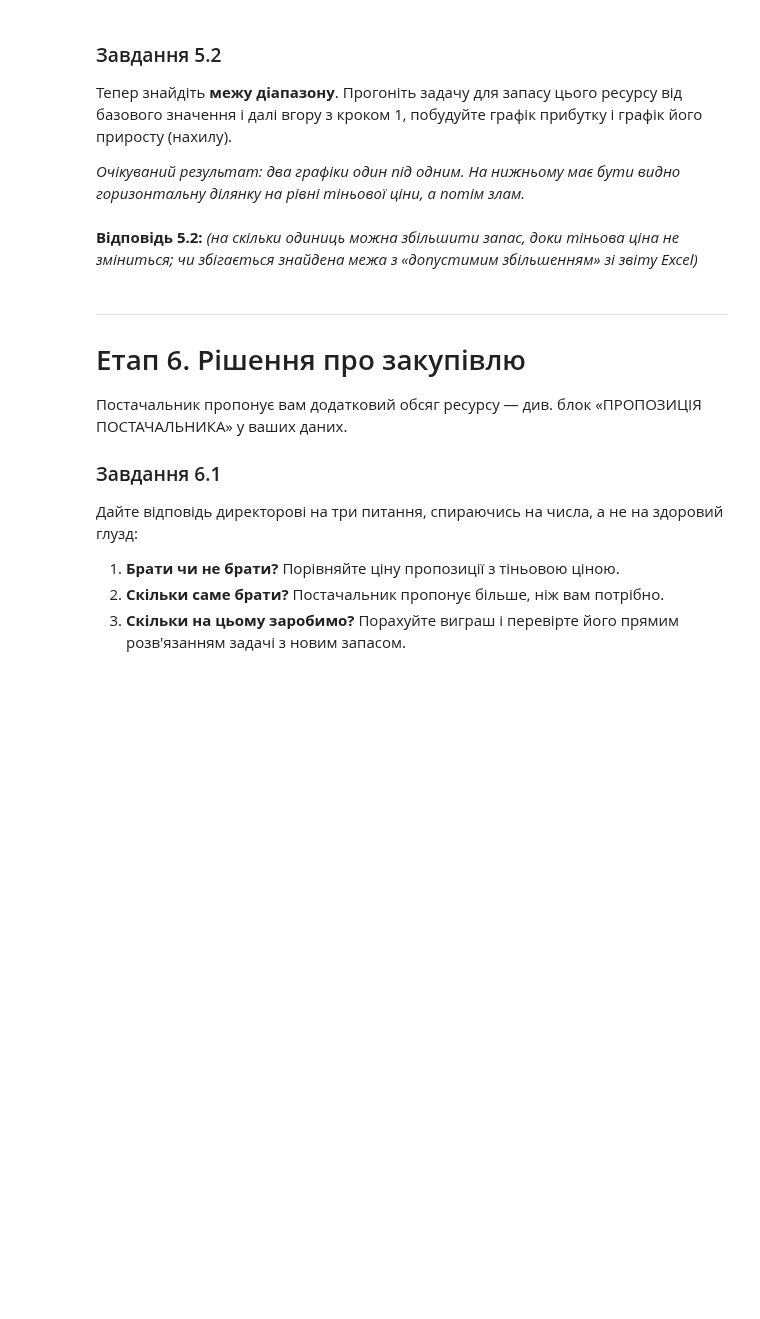
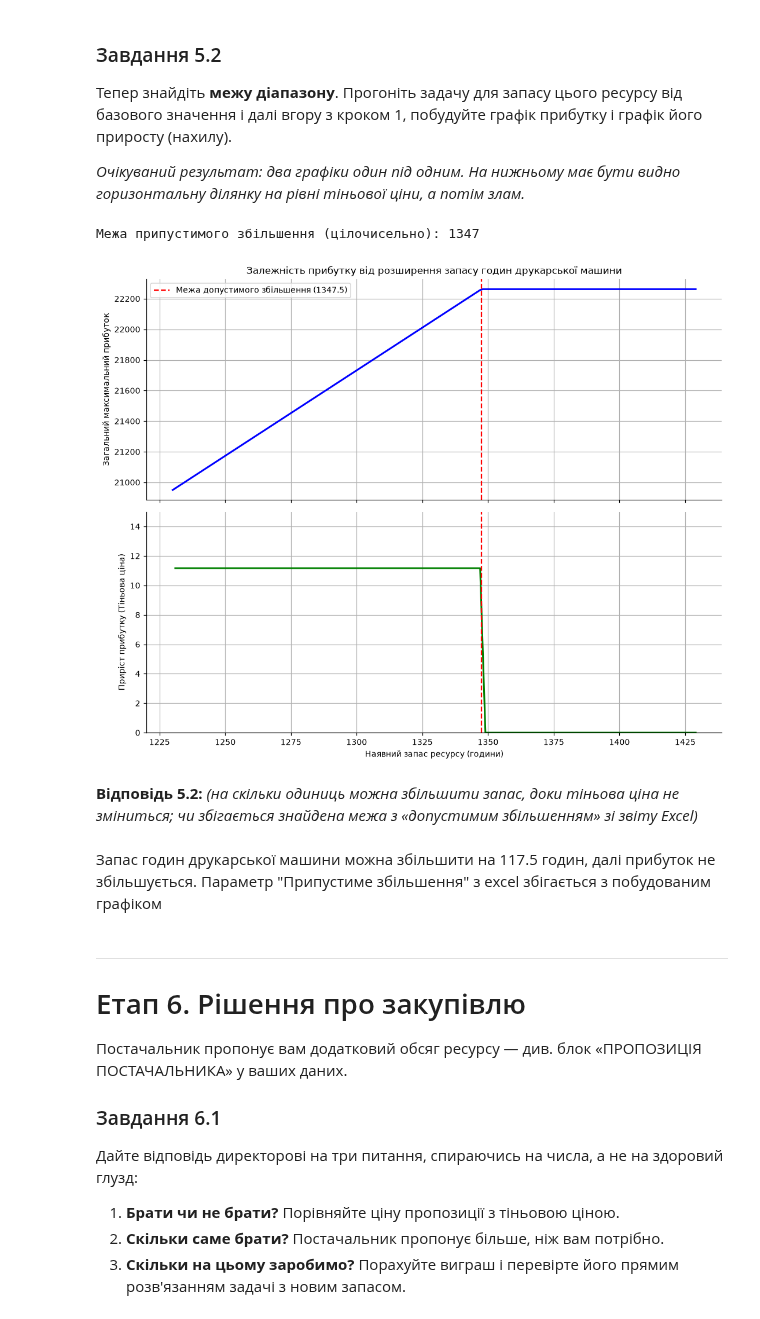
Before and after one commit to Yevhen-bot/Vis-lab1, a Jupyter notebook: lab2/ЛР2_завдання_студенту.ipynb, the cells around one changed output. Drawn from its saved outputs; the diff is of its cells as text; code cells hidden in the pictures; blank space fills up the shorter version.

```diff
--- a/lab2/ЛР2_завдання_студенту.ipynb
+++ b/lab2/ЛР2_завдання_студенту.ipynb
@@ -177,8 +185,21 @@ print('Excel:', EXCEL_ПЛАН, '| прибуток', EXCEL_ПРИБУТОК)
 `-c`, а результат беруть як `-r.fun`.
 # %%
 # ВАШ КОД
-план = None
-прибуток = None
+func = np.array([60, 25, 59, 25])
+
+limits_A = np.array([
+    [2, 1, 3, 5],
+    [3, 1, 0, 6],
+    [1, 6, 1, 5],
+    [2, 2, 4, 0],
+    [6, 1, 2, 2]
+])
+limits_b = np.array([1279, 761, 376, 1230, 1065])
+
+solution = linprog(c=-func, A_ub=limits_A, b_ub=limits_b, bounds=(0, None), method='highs')
+
+план = solution.x
+прибуток = -solution.fun
 # %% [markdown]
 **Самоперевірка етапу 3.** Excel і Python мають дати той самий результат.
 # %%
@@ -243,9 +278,47 @@ Excel просто повідомляє ці числа. Python дозволяє
 горизонтальну ділянку на рівні тіньової ціни, а потім злам.*
 # %%
 # ВАШ КОД
+capacities = np.arange(1230, 1430)
+def get_profit(cap):
+    b = limits_b.copy()
+    b[3] = cap
+    return -linprog(c=-func, A_ub=limits_A, b_ub=b, bounds=(0, None), method='highs').fun
+
+profits = np.array([get_profit(cap) for cap in capacities])
+marginal_profits = np.diff(profits)
+capacities_marg = capacities[1:]
+
+initial_margin = marginal_profits[0]
+drop_indices = np.where(marginal_profits < initial_margin - 1e-5)[0]
+x_threshold = capacities_marg[drop_indices[0]] - 1
+print("Межа припустимого збільшення (цілочисельно):", x_threshold)
+
+fig, (ax1, ax2) = plt.subplots(2, 1, figsize=(10, 8), sharex=True)
+
+ax1.plot(capacities, profits, color='blue', linewidth=2)
+ax1.set_ylabel('Загальний максимальний прибуток')
+ax1.set_title('Залежність прибутку від розширення запасу годин друкарської машини')
+ax1.grid(True)
+ax1.axvline(x=1347.5, color='red', linestyle='--', label='Межа допустимого збільшення (1347.5)')
+ax1.legend()
+
+ax2.plot(capacities_marg, marginal_profits, color='green', linewidth=2)
+ax2.set_xlabel('Наявний запас ресурсу (години)')
+ax2.set_ylabel('Приріст прибутку (Тіньова ціна)')
+ax2.grid(True)
+ax2.axvline(x=1347.5, color='red', linestyle='--')
+ax2.set_ylim(bottom=0, top=15)
+
+plt.tight_layout()
+plt.show()
+# %% [output]
+Межа припустимого збільшення (цілочисельно): 1347
+[figure, added]
 # %% [markdown]
 **Відповідь 5.2:** *(на скільки одиниць можна збільшити запас, доки тіньова ціна не зміниться;
 чи збігається знайдена межа з «допустимим збільшенням» зі звіту Excel)*
+# %% [markdown]
+Запас годин друкарської машини можна збільшити на 117.5 годин, далі прибуток не збільшується. Параметр "Припустиме збільшення" з excel збігається з побудованим графіком
 # %% [markdown]
 ---
 # Етап 6. Рішення про закупівлю
```
Also changed, not shown: parts of 31 cells of this notebook, 1 other file.
